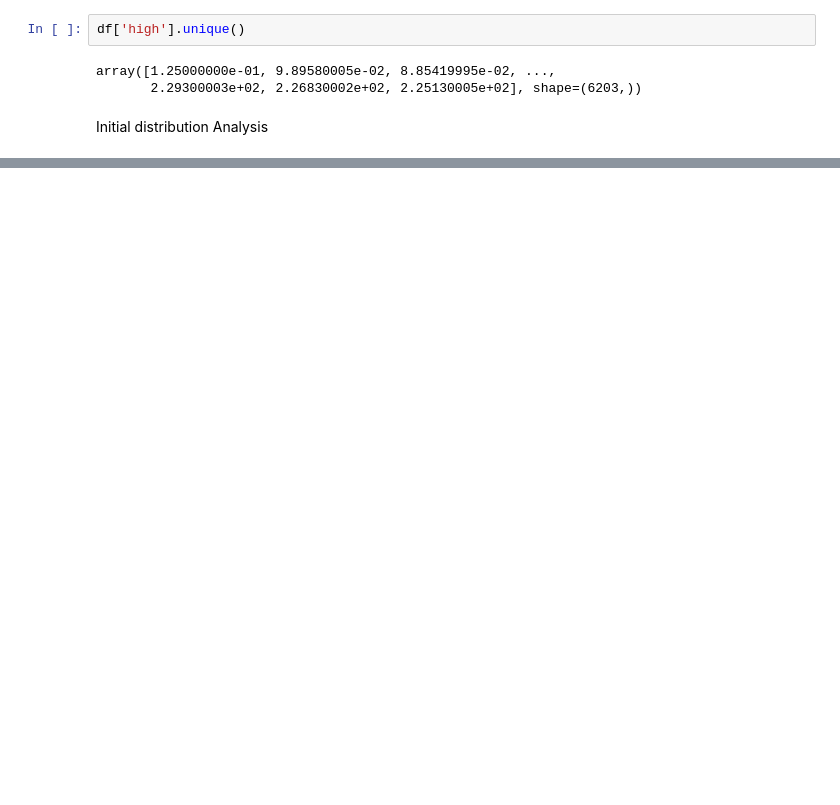
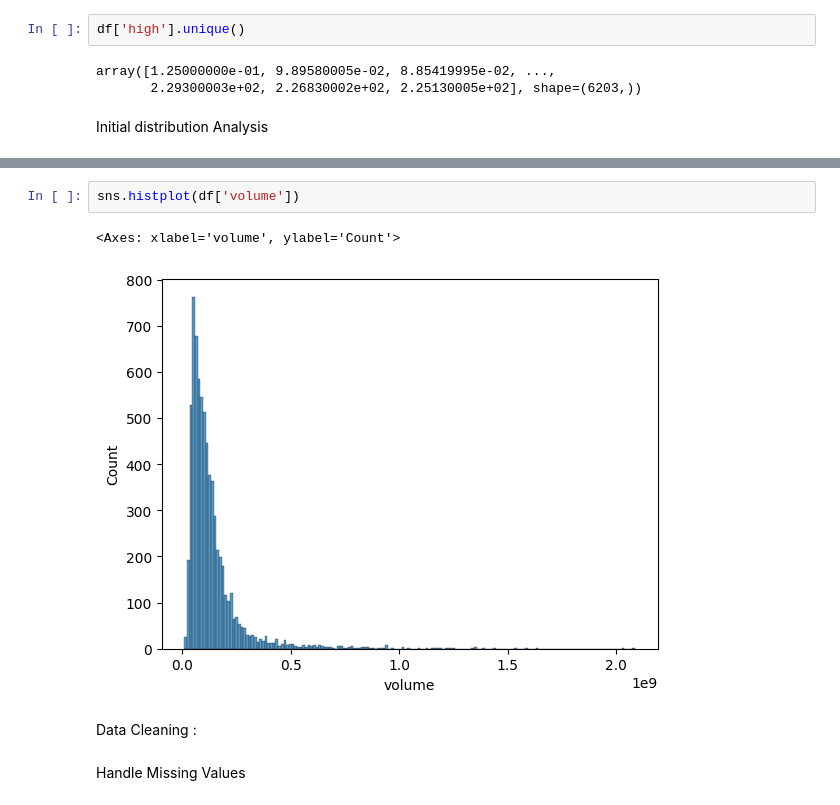
Before and after one commit to BinaryWhizz/Data-Analysis, a Jupyter notebook: Data Analysis 04/01.ipynb, the cells around one changed output, grey strips where cells are left out. Drawn from its saved outputs; the diff is of its cells as text; blank space fills up the shorter version.

Commit message:
cleaning done

```diff
--- a/Data Analysis 04/01.ipynb
+++ b/Data Analysis 04/01.ipynb
@@ -84,0 +73,9 @@ Initial distribution Analysis
+# %%
+sns.histplot(df['volume'])
+# %% [output]
+<Axes: xlabel='volume', ylabel='Count'>
+[figure, added]
+# %% [markdown]
+Data Cleaning :
+# %% [markdown]
+Handle Missing Values
```
Also changed, not shown: parts of 12 cells of this notebook.
